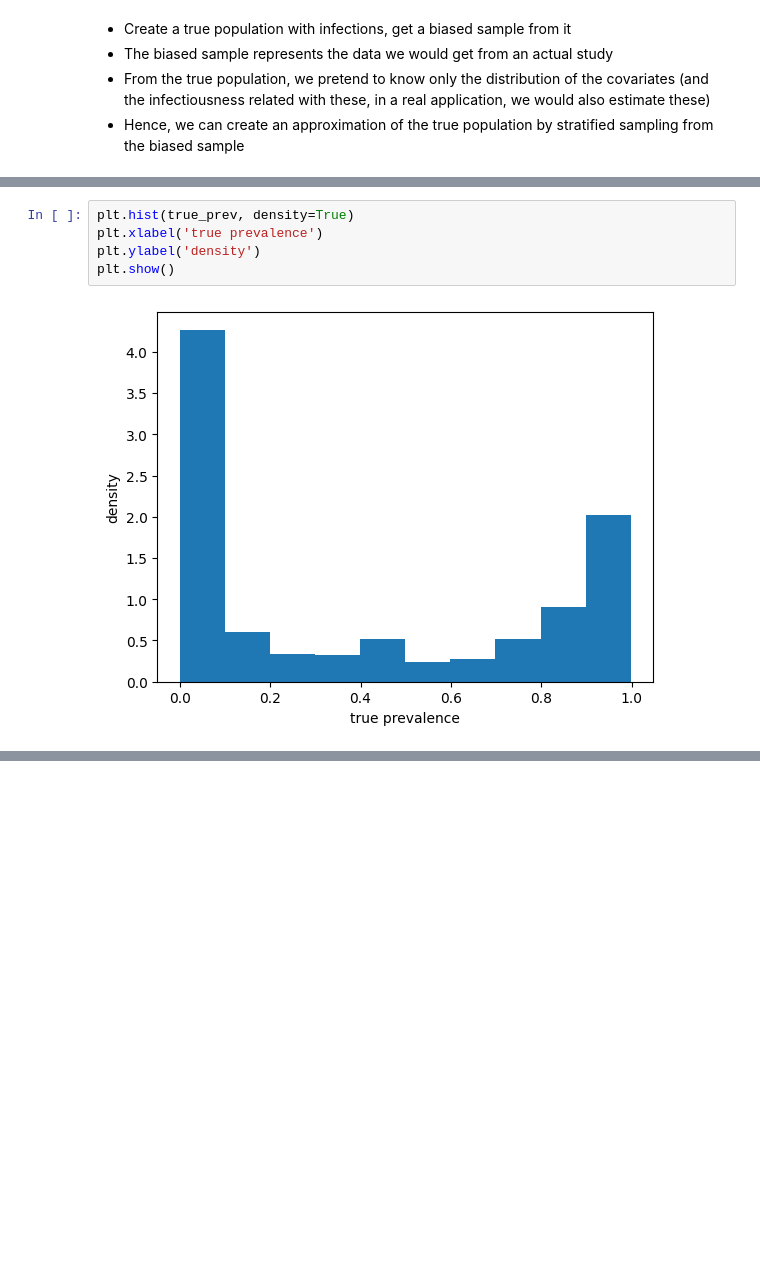
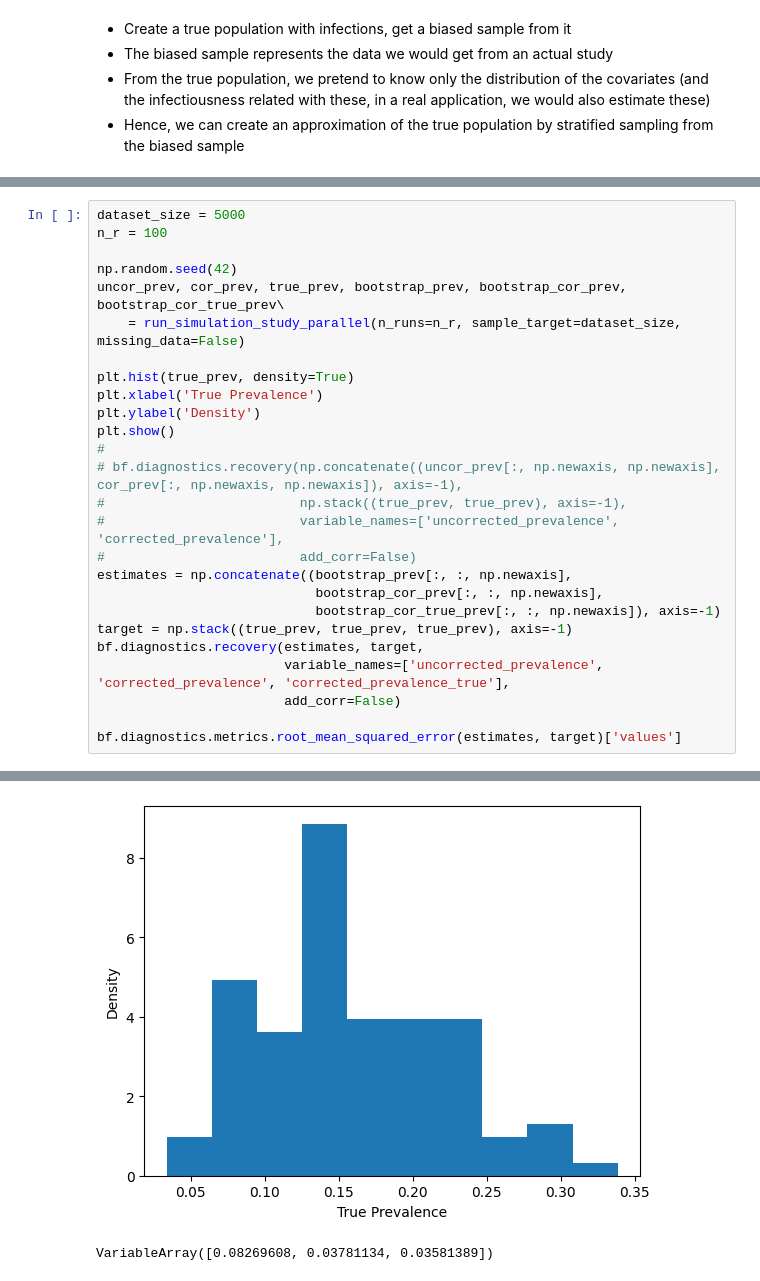
Before and after one commit to arrjon/AmortizedSelectionBias, a Jupyter notebook: Prevalence.ipynb, the cells around one changed output, grey strips where cells are left out. Drawn from its saved outputs; the diff is of its cells as text; blank space fills up the shorter version.

```diff
--- a/Prevalence.ipynb
+++ b/Prevalence.ipynb
@@ -301,7 +555,27 @@ uncor_prev, cor_prev, true_prev, bootstrap_prev = run_simulation_study()
-# %%
-plt.hist(true_prev, density=True)
-plt.xlabel('true prevalence')
-plt.ylabel('density')
-plt.show()
-# %% [output]
-[figure, removed]
+# %%
+dataset_size = 5000
+n_r = 100
+
+np.random.seed(42)
+uncor_prev, cor_prev, true_prev, bootstrap_prev, bootstrap_cor_prev, bootstrap_cor_true_prev\
+    = run_simulation_study_parallel(n_runs=n_r, sample_target=dataset_size, missing_data=False)
+
+plt.hist(true_prev, density=True)
+plt.xlabel('True Prevalence')
+plt.ylabel('Density')
+plt.show()
+#
+# bf.diagnostics.recovery(np.concatenate((uncor_prev[:, np.newaxis, np.newaxis], cor_prev[:, np.newaxis, np.newaxis]), axis=-1),
+#                         np.stack((true_prev, true_prev), axis=-1),
+#                         variable_names=['uncorrected_prevalence', 'corrected_prevalence'],
+#                         add_corr=False)
+estimates = np.concatenate((bootstrap_prev[:, :, np.newaxis],
+                            bootstrap_cor_prev[:, :, np.newaxis],
+                            bootstrap_cor_true_prev[:, :, np.newaxis]), axis=-1)
+target = np.stack((true_prev, true_prev, true_prev), axis=-1)
+bf.diagnostics.recovery(estimates, target,
+                        variable_names=['uncorrected_prevalence', 'corrected_prevalence', 'corrected_prevalence_true'],
+                        add_corr=False)
+
+bf.diagnostics.metrics.root_mean_squared_error(estimates, target)['values']
+# %% [output]
@@ -307,0 +585,2 @@ plt.show()
+[figure, added]
+VariableArray([0.08269608, 0.03781134, 0.03581389])
```
Also changed, not shown: parts of 37 cells of this notebook, 57 other files.
